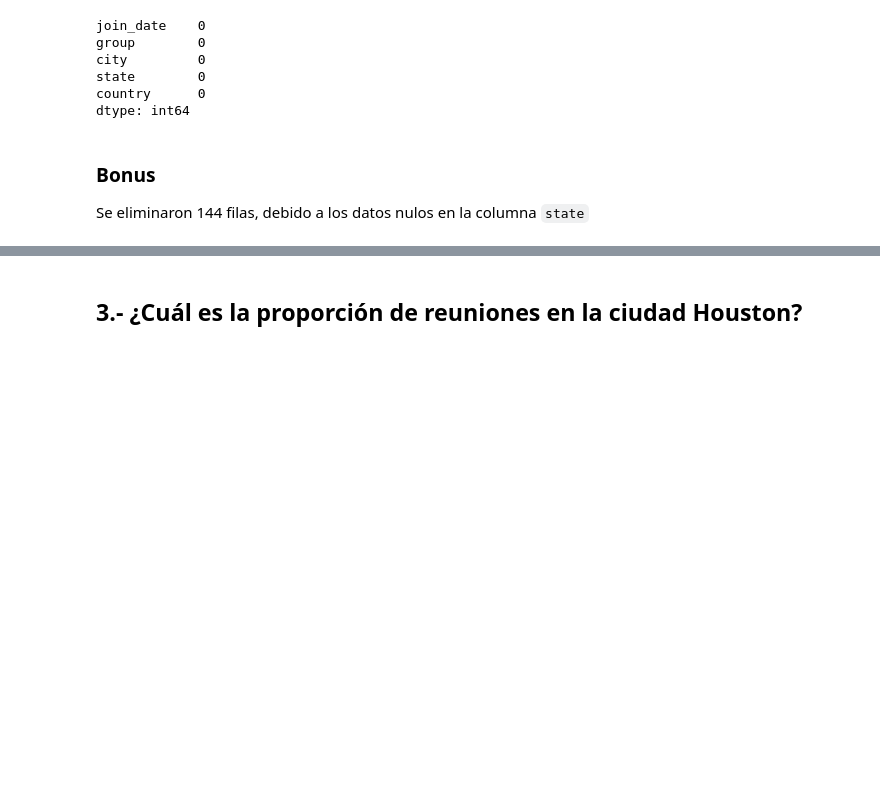
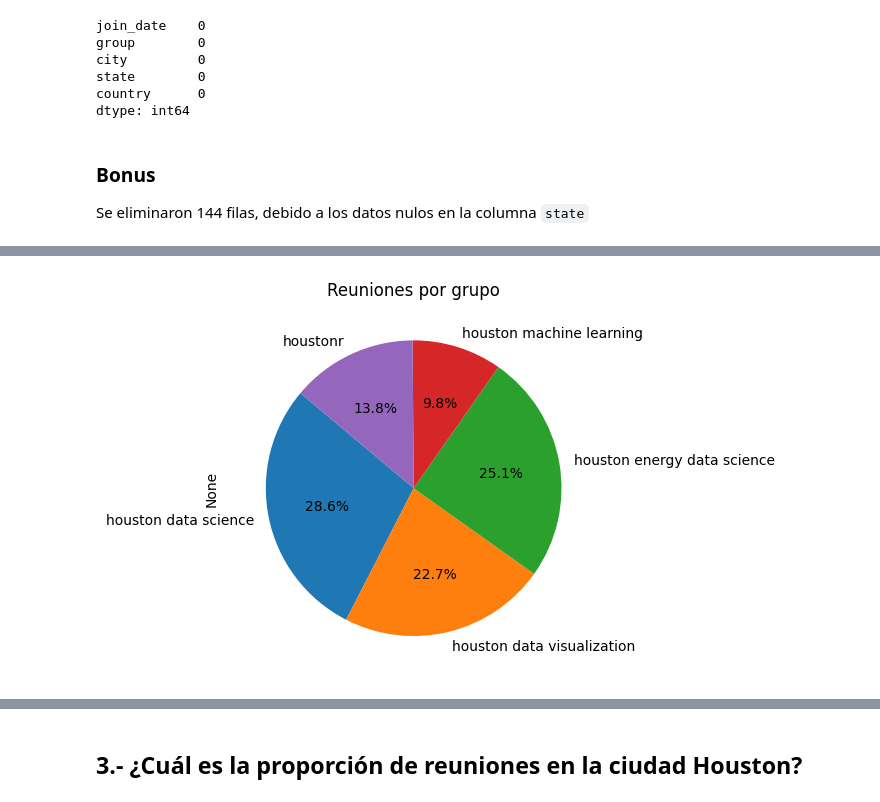
Before and after one commit to DavidSArbelaez/Parcial_MetricasRendimiento, a Jupyter notebook: 2Parcial_Modelo02.ipynb, the cells around one changed output, grey strips where cells are left out. Saved outputs shown, nothing was run; the diff lists cells and outputs as text; code cells hidden in the pictures; blank space fills up the shorter version.

```diff
--- a/2Parcial_Modelo02.ipynb
+++ b/2Parcial_Modelo02.ipynb
@@ -37,7 +40,7 @@ from pandas import get_dummies
 # %% [markdown]
 ### _Se importa el data frame_ `meetup_groups `
 # %%
-df_meetup = pd.read_csv("./data/meetup_groups.csv")
+df_meetup = pd.read_csv("https://raw.githubusercontent.com/DavidSArbelaez/Parcial_MetricasRendimiento/main/data/meetup_groups.csv")
 # %% [markdown]
 ## 1.- Identificación de datos perdidos (NaN)
     - Bonus --> ¿Cuantas Filas se han eliminado después de la limpieza?
@@ -162,0 +162,5 @@ df_meetup.describe().T
+# %%
+df_meetup.groupby('group').size().plot(y=df_meetup['group'].unique(),kind='pie',startangle=140,autopct='%1.1f%%', title='Reuniones por grupo')
+plt.show()
+# %% [output]
+[figure, added]
```
Also changed, not shown: parts of 16 cells of this notebook.
